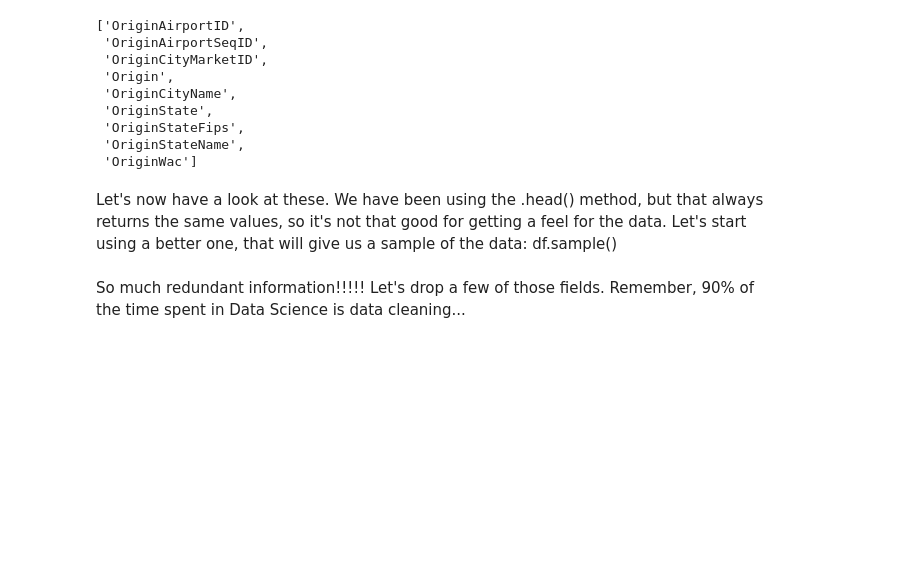
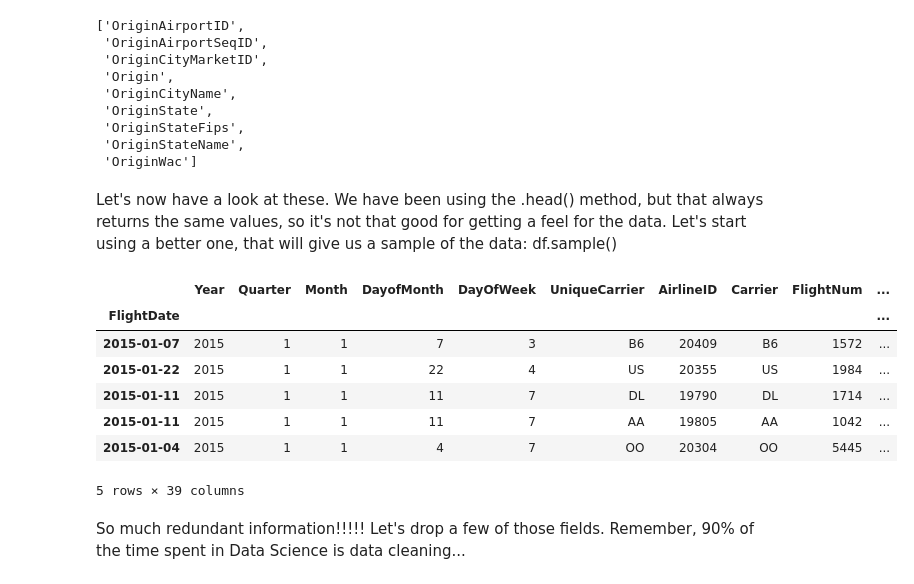
Before and after one commit to Kholdo/my_tests, a Jupyter notebook: intro_to_pandas_exercises_k.ipynb, the cells around one changed output. Drawn from its saved outputs; the diff is of its cells as text; code cells hidden in the pictures; blank space fills up the shorter version.

```diff
--- a/intro_to_pandas_exercises_k.ipynb
+++ b/intro_to_pandas_exercises_k.ipynb
@@ -158,6 +158,17 @@ origin_columns
  'OriginWac']
 # %% [markdown]
 Let's now have a look at these. We have been using the .head() method, but that always returns the same values, so it's not that good for getting a feel for the data. Let's start using a better one, that will give us a sample of the data: df.sample()
+# %%
+data_file_df.sample(5)
+# %% [output]
+|  | Year | Quarter | Month | DayofMonth | DayOfWeek | UniqueCarrier | AirlineID | Carrier | FlightNum | ... |
+| FlightDate |  |  |  |  |  |  |  |  |  | ... |
+| 2015-01-07 | 2015 | 1 | 1 | 7 | 3 | B6 | 20409 | B6 | 1572 | ... |
+| 2015-01-22 | 2015 | 1 | 1 | 22 | 4 | US | 20355 | US | 1984 | ... |
+| 2015-01-11 | 2015 | 1 | 1 | 11 | 7 | DL | 19790 | DL | 1714 | ... |
+| 2015-01-11 | 2015 | 1 | 1 | 11 | 7 | AA | 19805 | AA | 1042 | ... |
+| 2015-01-04 | 2015 | 1 | 1 | 4 | 7 | OO | 20304 | OO | 5445 | ... |
+5 rows × 39 columns
 # %% [markdown]
 So much redundant information!!!!! Let's drop a few of those fields. Remember, 90% of the time spent in Data Science is data cleaning...
 # %% [markdown]
```
